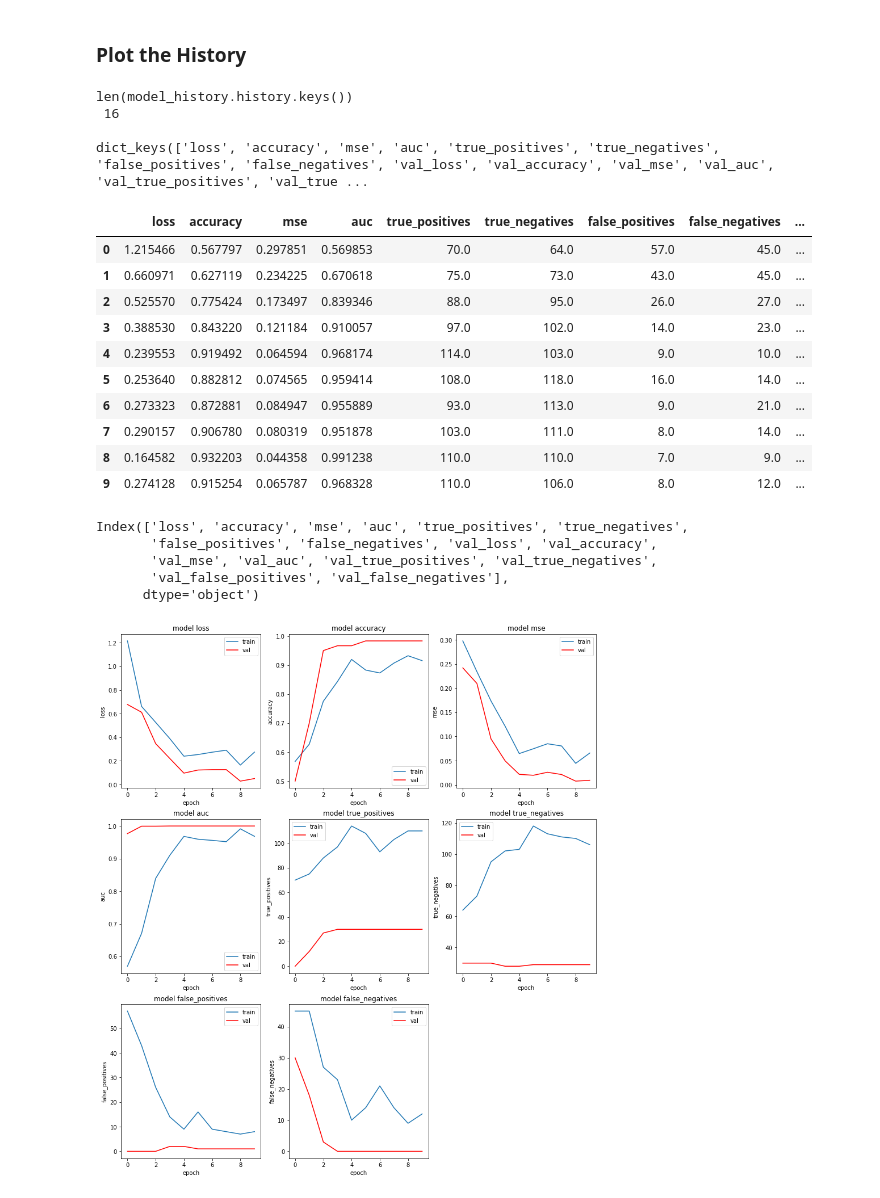
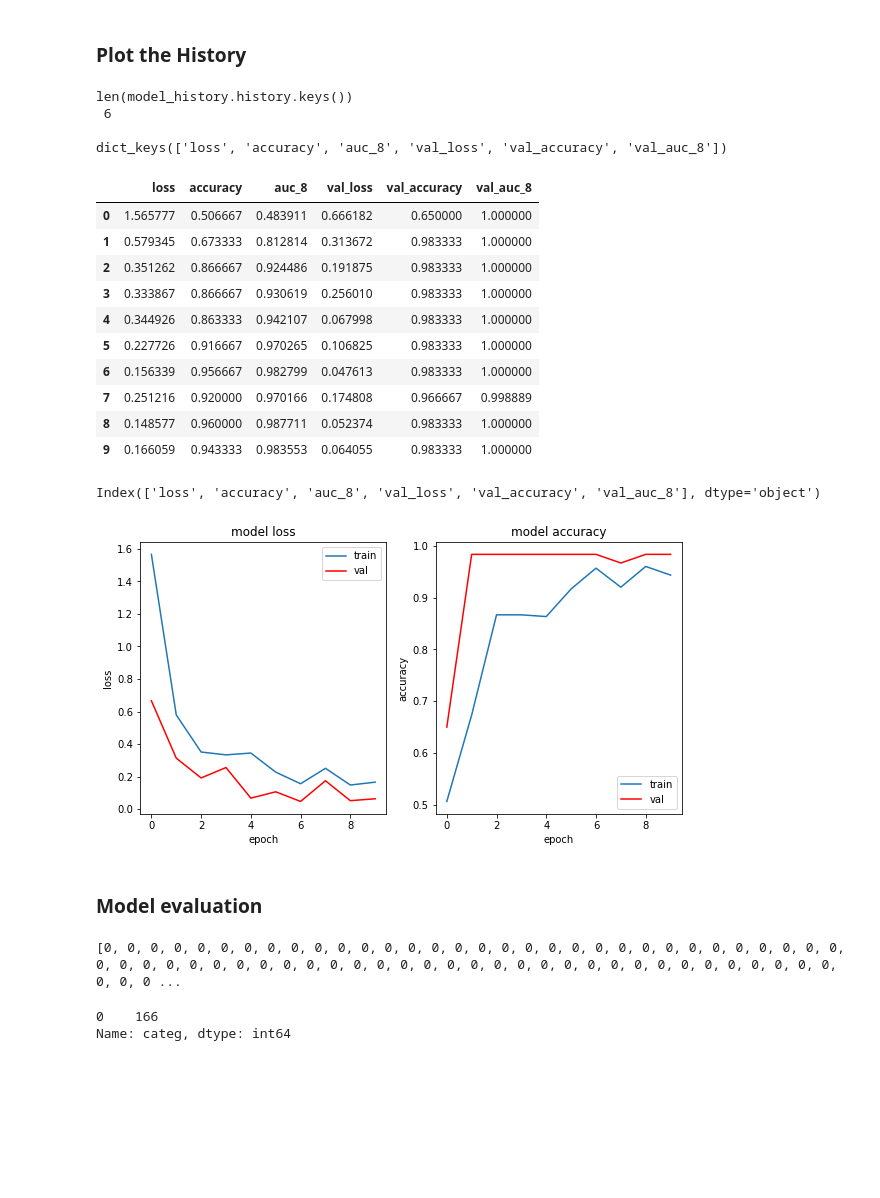
Before and after one commit to Atashnezhad/Lung_Disease_Detection_Deeplearning, a Jupyter notebook: Codes/CNN_2_classes.ipynb, the cells around one changed output. Saved outputs shown, nothing was run; the diff lists cells and outputs as text; code cells hidden in the pictures; blank space fills up the shorter version.

```diff
--- a/Codes/CNN_2_classes.ipynb
+++ b/Codes/CNN_2_classes.ipynb
@@ -107,6 +108,7 @@ FN = tensorflow.keras.metrics.FalseNegatives(thresholds=None, name=None, dtype=N
 
 Recall_metr = tensorflow.keras.metrics.Recall(thresholds=None, top_k=None,
                 class_id=None, name=None, dtype=None)
-mtr_list = ['accuracy','mse', metr_auc,TP,TN,FP,FN]
+# mtr_list = ['accuracy','mse', metr_auc,TP,TN,FP,FN]
+mtr_list = ['accuracy', metr_auc]
 # %%
 model.compile(loss=keras.losses.binary_crossentropy,
@@ -224,7 +226,7 @@ plt.savefig("../Assets/plot_01_assets_2.png")
 ### Train the CNN model
 # %%
 model_history = model.fit_generator(
-                generator=train_generator, steps_per_epoch=8, epochs=10, verbose=1, callbacks=None,
+                generator=train_generator, steps_per_epoch=10, epochs=10, verbose=1, callbacks=None,
                 validation_data= validation_generator, validation_steps=2, validation_freq=1,
                 class_weight=None, max_queue_size=10, workers=1, use_multiprocessing=False,
                 shuffle=True, initial_epoch=0
@@ -242,52 +256,51 @@ Epoch 3/10
 ### Plot the History
 # %%
 # list all data in history
-print('len(model_history.history.keys()) \n', len(model_history.history.keys()),'\n')
+print('len(model_history.history.keys()) \n',
+      len(model_history.history.keys()),'\n')
 print(model_history.history.keys())
 # %% [output]
 len(model_history.history.keys())
- 16
+ 6
 
-dict_keys(['loss', 'accuracy', 'mse', 'auc', 'true_positives', 'true_negatives', 'false_positives', 'false_negatives', 'val_loss', 'val_accuracy', 'val_mse', 'val_auc', 'val_true_positives', 'val_true ...
+dict_keys(['loss', 'accuracy', 'auc_8', 'val_loss', 'val_accuracy', 'val_auc_8'])
 # %%
 model_history_df = pd.DataFrame(model_history.history)
 model_history_df
 # %% [output]
-|  | loss | accuracy | mse | auc | true_positives | true_negatives | false_positives | false_negatives | ... |
-| 0 | 1.215466 | 0.567797 | 0.297851 | 0.569853 | 70.0 | 64.0 | 57.0 | 45.0 | ... |
-| 1 | 0.660971 | 0.627119 | 0.234225 | 0.670618 | 75.0 | 73.0 | 43.0 | 45.0 | ... |
-| 2 | 0.525570 | 0.775424 | 0.173497 | 0.839346 | 88.0 | 95.0 | 26.0 | 27.0 | ... |
-| 3 | 0.388530 | 0.843220 | 0.121184 | 0.910057 | 97.0 | 102.0 | 14.0 | 23.0 | ... |
-| 4 | 0.239553 | 0.919492 | 0.064594 | 0.968174 | 114.0 | 103.0 | 9.0 | 10.0 | ... |
-| 5 | 0.253640 | 0.882812 | 0.074565 | 0.959414 | 108.0 | 118.0 | 16.0 | 14.0 | ... |
-| 6 | 0.273323 | 0.872881 | 0.084947 | 0.955889 | 93.0 | 113.0 | 9.0 | 21.0 | ... |
-| 7 | 0.290157 | 0.906780 | 0.080319 | 0.951878 | 103.0 | 111.0 | 8.0 | 14.0 | ... |
-| 8 | 0.164582 | 0.932203 | 0.044358 | 0.991238 | 110.0 | 110.0 | 7.0 | 9.0 | ... |
-| 9 | 0.274128 | 0.915254 | 0.065787 | 0.968328 | 110.0 | 106.0 | 8.0 | 12.0 | ... |
+|  | loss | accuracy | auc_8 | val_loss | val_accuracy | val_auc_8 |
+| 0 | 1.565777 | 0.506667 | 0.483911 | 0.666182 | 0.650000 | 1.000000 |
+| 1 | 0.579345 | 0.673333 | 0.812814 | 0.313672 | 0.983333 | 1.000000 |
+| 2 | 0.351262 | 0.866667 | 0.924486 | 0.191875 | 0.983333 | 1.000000 |
+| 3 | 0.333867 | 0.866667 | 0.930619 | 0.256010 | 0.983333 | 1.000000 |
+| 4 | 0.344926 | 0.863333 | 0.942107 | 0.067998 | 0.983333 | 1.000000 |
+| 5 | 0.227726 | 0.916667 | 0.970265 | 0.106825 | 0.983333 | 1.000000 |
+| 6 | 0.156339 | 0.956667 | 0.982799 | 0.047613 | 0.983333 | 1.000000 |
+| 7 | 0.251216 | 0.920000 | 0.970166 | 0.174808 | 0.966667 | 0.998889 |
+| 8 | 0.148577 | 0.960000 | 0.987711 | 0.052374 | 0.983333 | 1.000000 |
+| 9 | 0.166059 | 0.943333 | 0.983553 | 0.064055 | 0.983333 | 1.000000 |
 # %%
 model_history_df.columns
 # %% [output]
-Index(['loss', 'accuracy', 'mse', 'auc', 'true_positives', 'true_negatives',
-       'false_positives', 'false_negatives', 'val_loss', 'val_accuracy',
-       'val_mse', 'val_auc', 'val_true_positives', 'val_true_negatives',
-       'val_false_positives', 'val_false_negatives'],
-      dtype='object')
+Index(['loss', 'accuracy', 'auc_8', 'val_loss', 'val_accuracy', 'val_auc_8'], dtype='object')
 # %%
+# plt.figure(figsize=(15,17))
+# columns = ['loss', 'accuracy', 'mse', 'auc', 'true_positives', 'true_negatives',
+#            'false_positives', 'false_negatives']
 plt.figure(figsize=(15,17))
-columns = ['loss', 'accuracy', 'mse', 'auc', 'true_positives', 'true_negatives',
-           'false_positives', 'false_negatives']
+columns = ['loss', 'accuracy']
 for i,col in enumerate(columns):
 
     plt.subplot(3, 3, i+1)
 
     plt.plot(model_history_df[col])
     plt.plot(model_history_df['val_'+col], color='red')
     plt.title('model '+col)
     plt.ylabel(col)
     plt.xlabel('epoch')
     plt.legend(['train', 'val'])
 
 plt.savefig("../Figures/plot_01_1.png")
 # %% [output]
-[figure, old version]
+[figure, new version]
 # %%
@@ -294,0 +308,2 @@ model.save("../Codes/Models/model_covid_test.h5")
+# %% [markdown]
+### Model evaluation
@@ -294,0 +312,23 @@ model.save("../Codes/Models/model_covid_test.h5")
+# %%
+Covid_img_list = os.listdir('../Dataset/Train/Covid/')
+Covid_img_list = [i for i in Covid_img_list if i !='.DS_Store']
+# plt.figure(figsize=(20, 10))
+labels = []
+for i, img in enumerate(Covid_img_list):
+    path_to_img = '../Dataset/Train/Covid/'+str(img)
+    img = load_img(path_to_img, target_size=(224, 224))
+    img = img_to_array(img)
+    # expand dimensions to match the shape of model input
+    img = np.expand_dims(img, axis=0)
+    # Generate feature output by predicting on the input image
+    feature_output = model.predict(img)
+    lab = np.argmax(feature_output, axis=-1)
+    labels.append(lab[0])
+print(labels)
+
+labels2 = pd.DataFrame(labels,columns=['categ'])
+labels2['categ'].value_counts(normalize=False)
+# %% [output]
+[0, 0, 0, 0, 0, 0, 0, 0, 0, 0, 0, 0, 0, 0, 0, 0, 0, 0, 0, 0, 0, 0, 0, 0, 0, 0, 0, 0, 0, 0, 0, 0, 0, 0, 0, 0, 0, 0, 0, 0, 0, 0, 0, 0, 0, 0, 0, 0, 0, 0, 0, 0, 0, 0, 0, 0, 0, 0, 0, 0, 0, 0, 0, 0, 0, 0, 0 ...
+0    166
+Name: categ, dtype: int64
```
Also changed, not shown: parts of 15 cells of this notebook.
